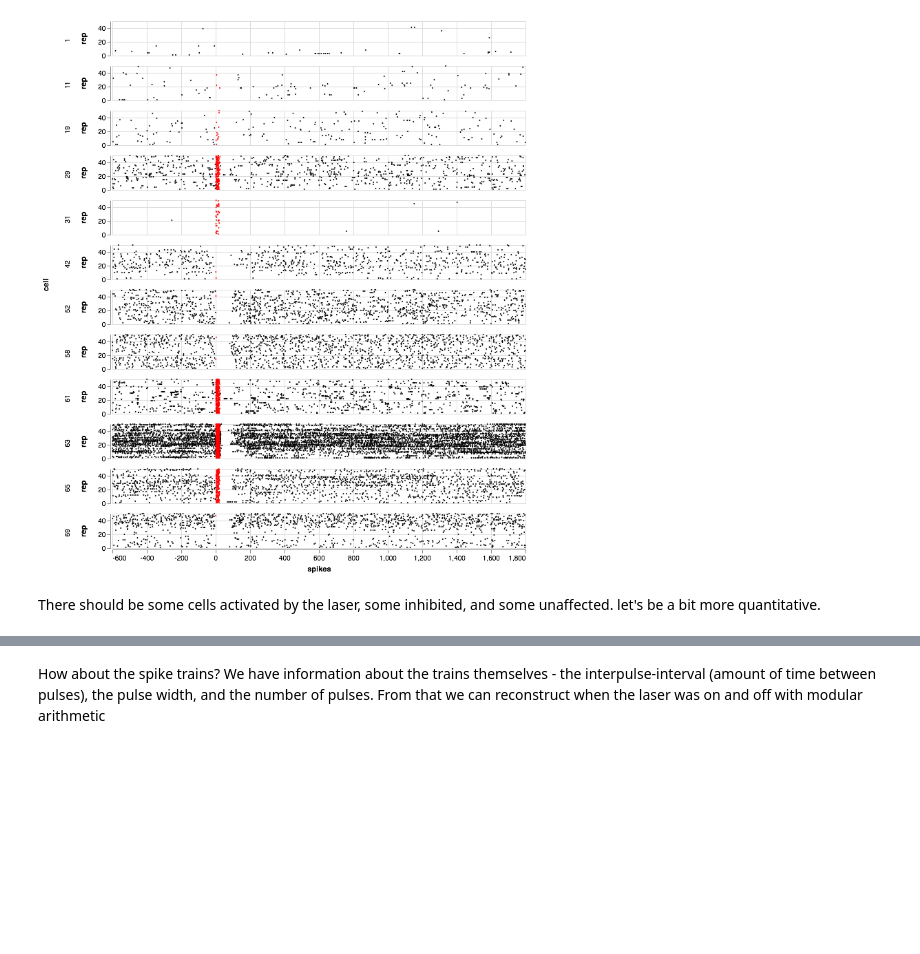
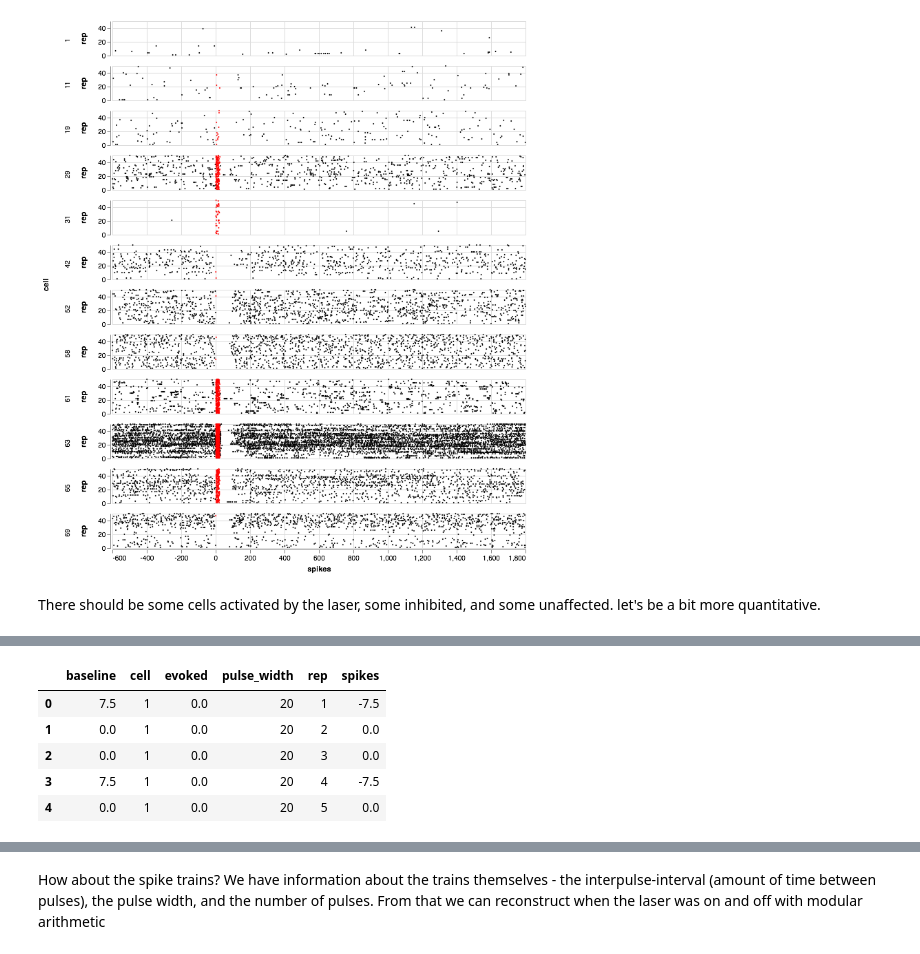
Before and after one commit to wehr-lab/bootcamp_2018, a Jupyter notebook: bootcamp_2018.ipynb, the cells around one changed output, grey strips where cells are left out. Cells and saved outputs as stored; diff of their text form; code cells hidden in the pictures; blank space fills up the shorter version.

```diff
--- a/bootcamp_2018.ipynb
+++ b/bootcamp_2018.ipynb
@@ -388,35 +406,43 @@ laser_slop = 5. #ms
 # how long before stim should we look for baseline?
 pre_stim = 400. #ms
 
 for i, group in pinp_pulse.groupby(['cell','rep']):
     # store uncalculated values
     cell_l.append(group['cell'].iloc[0])
     pulse_l.append(group['pulse_width'].iloc[0])
     rep_l.append(group['rep'].iloc[0])
 
     # calculate laser evoked spikes
-    evoked = group[(group['spikes']>laser_slop) & (group['spikes']<group['pulse_width']+laser_slop)].count()['spikes']
+    evoked = group[(group['spikes']>laser_slop) &
+                   (group['spikes']<group['pulse_width']+laser_slop)].count()['spikes']
     # normalize to spikes/s
-    evoked = evoked/((group['pulse_width'].iloc[0]+laser_slop)/1000.)
+    evoked = evoked/((group['pulse_width'].iloc[0])/1000.)
     evoked_l.append(evoked)
 
     # and baseline
     baseline = group[(group['spikes']<0)&(group['spikes']>(pre_stim*-1))].count()['spikes']
     baseline = baseline/(pre_stim/1000.)
     baseline_l.append(baseline)
 
     # and the difference
     spikes_l.append(evoked-baseline)
 
 #now wrap them up into a new df
 pulse_summary_rep = pd.DataFrame({'cell':cell_l,
                               'pulse_width':pulse_l,
                               'rep':rep_l,
                               'evoked':evoked_l,
                               'baseline':baseline_l,
                               'spikes':spikes_l})
 
 pulse_summary_rep.head()
+# %% [output]
+|  | baseline | cell | evoked | pulse_width | rep | spikes |
+| 0 | 7.5 | 1 | 0.0 | 20 | 1 | -7.5 |
+| 1 | 0.0 | 1 | 0.0 | 20 | 2 | 0.0 |
+| 2 | 0.0 | 1 | 0.0 | 20 | 3 | 0.0 |
+| 3 | 7.5 | 1 | 0.0 | 20 | 4 | -7.5 |
+| 4 | 0.0 | 1 | 0.0 | 20 | 5 | 0.0 |
 # %%
 # now aggregate over repetitions
 pulse_summary = pulse_summary_rep.groupby('cell').agg({'spikes':['mean','std']})
```
Also changed, not shown: parts of 8 cells of this notebook, 9 other files.
